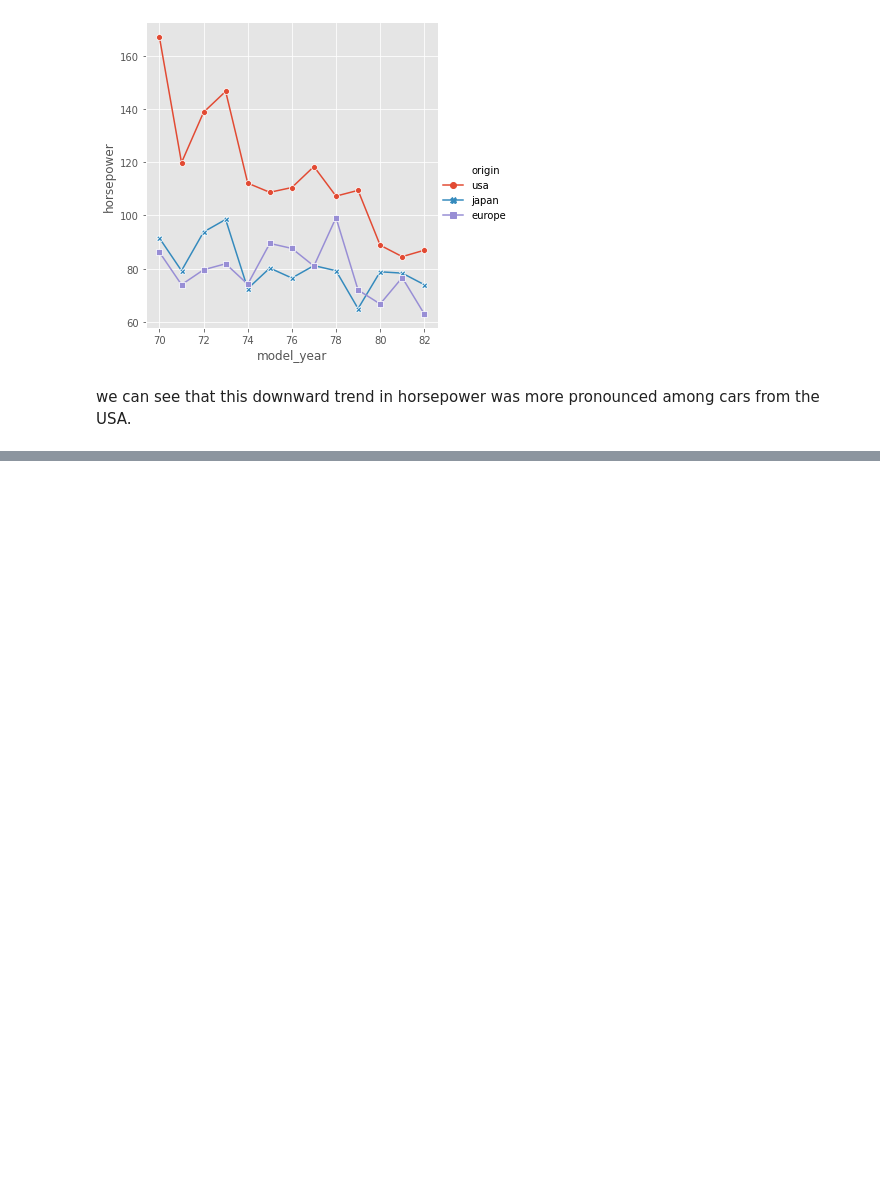
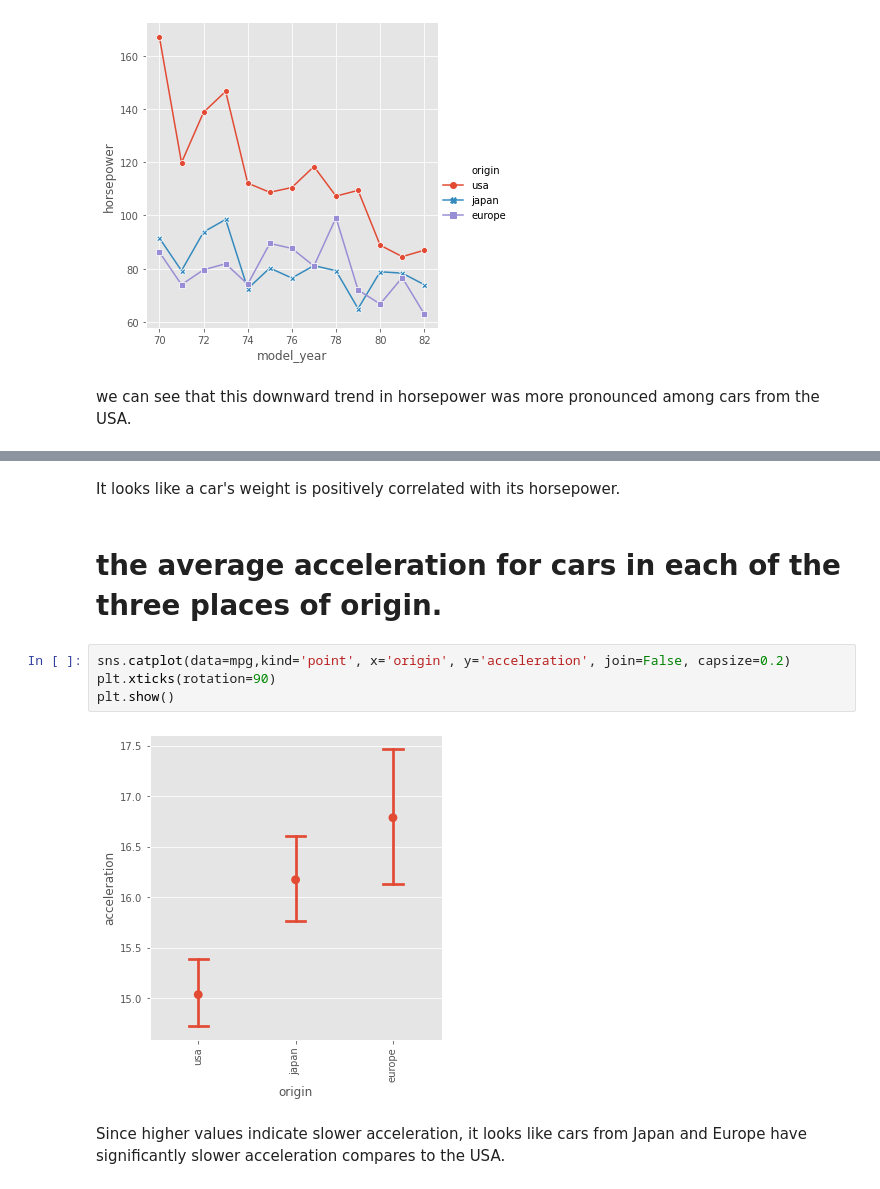
Before and after one commit to VictorOmondi1997/visualizing-mpg, a Jupyter notebook: visualizing_mpg.ipynb, the cells around one changed output, grey strips where cells are left out. Saved outputs shown, nothing was run; the diff lists cells and outputs as text; blank space fills up the shorter version.

```diff
--- a/visualizing_mpg.ipynb
+++ b/visualizing_mpg.ipynb
@@ -69,0 +78,12 @@ plt.show()
+# %% [markdown]
+It looks like a car's weight is positively correlated with its horsepower.
+# %% [markdown]
+# the average acceleration for cars in each of the three places of origin.
+# %%
+sns.catplot(data=mpg,kind='point', x='origin', y='acceleration', join=False, capsize=0.2)
+plt.xticks(rotation=90)
+plt.show()
+# %% [output]
+[figure, added]
+# %% [markdown]
+Since higher values indicate slower acceleration, it looks like cars from Japan and Europe have significantly slower acceleration compares to the USA.
```
Also changed, not shown: parts of 3 cells of this notebook.
